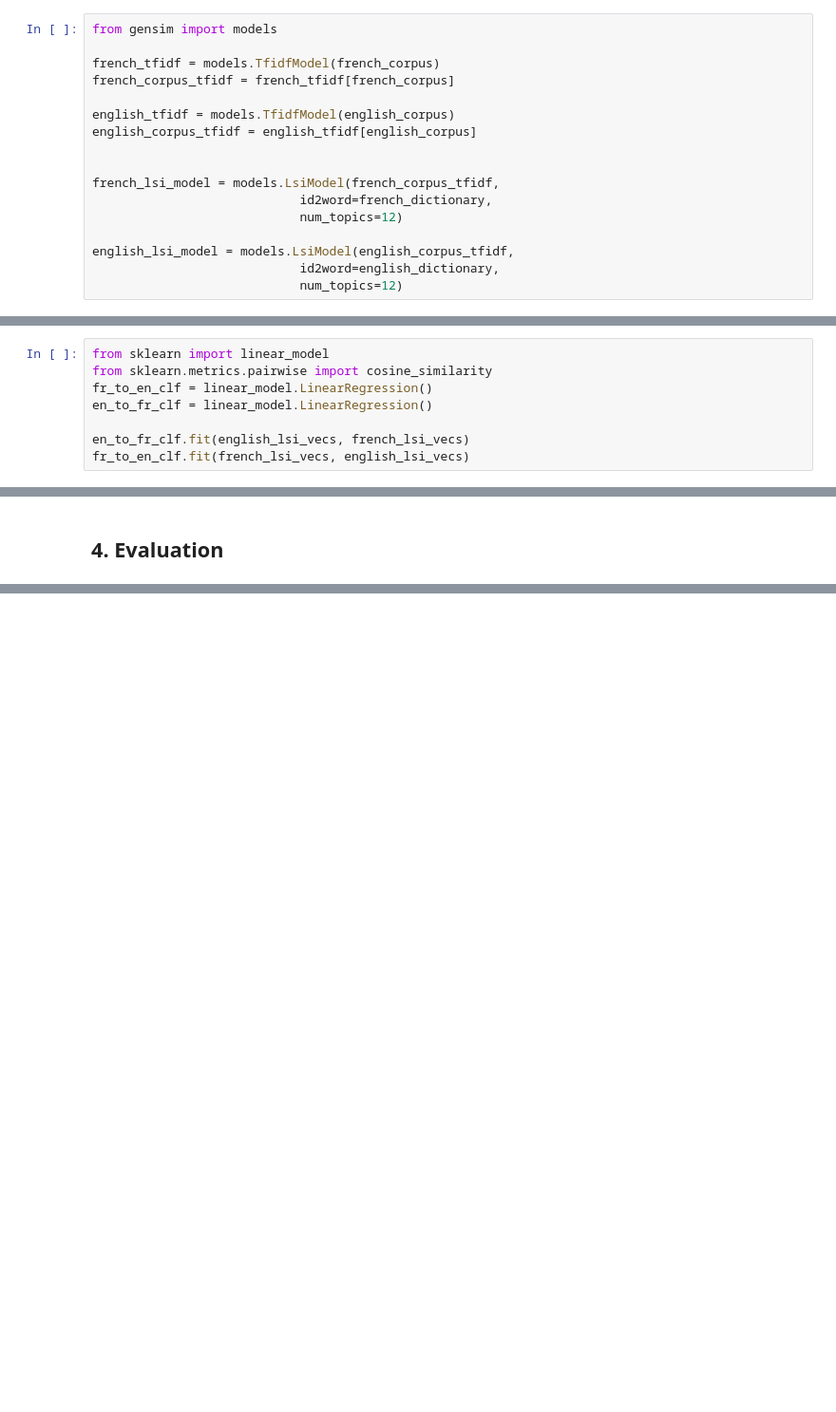
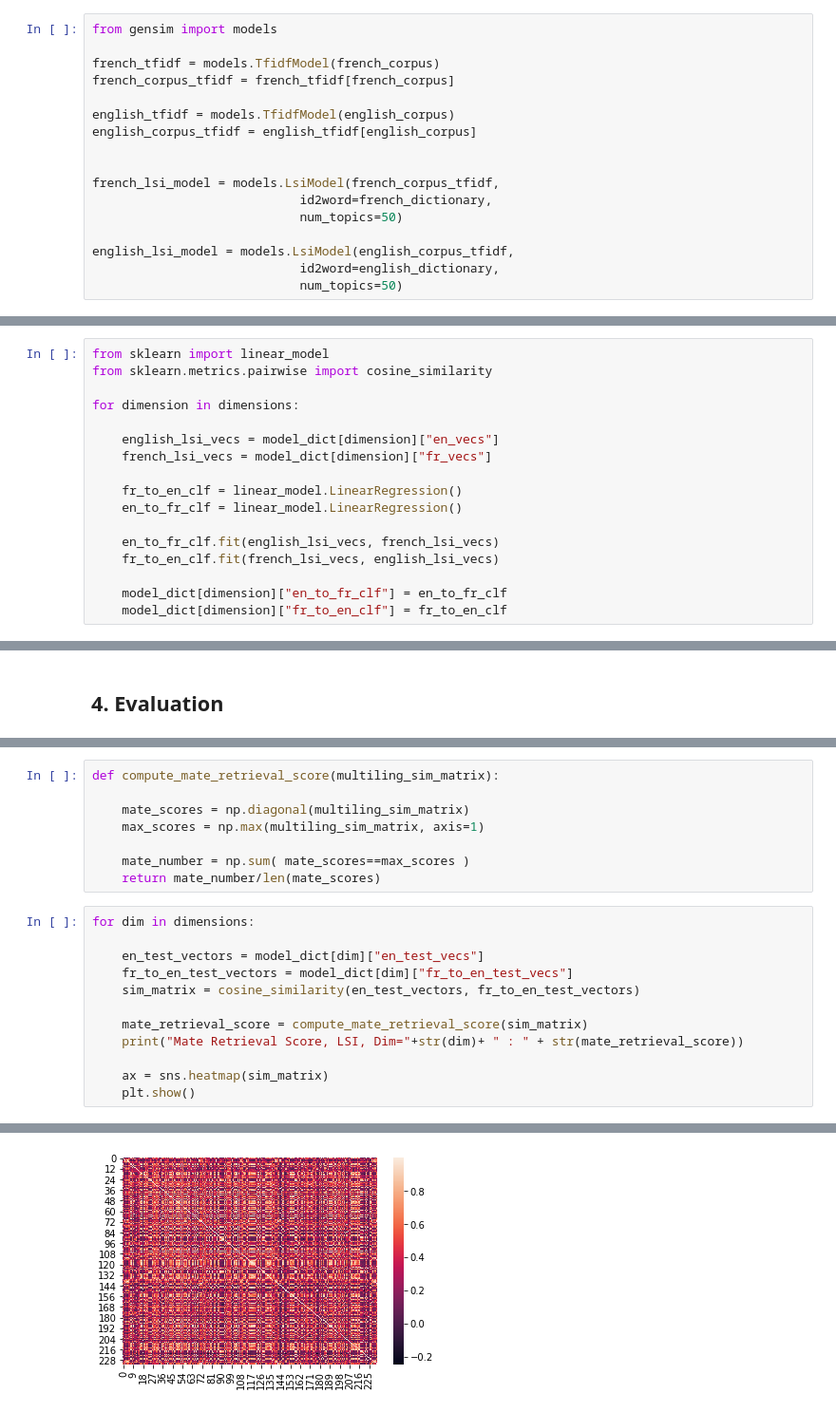
Before and after one commit to marc-lenz/thesis_code, a Jupyter notebook: First Exploration and Tests.ipynb, the cells around one changed output, grey strips where cells are left out. Shown at 95% size. Drawn from its saved outputs; the diff is of its cells as text; blank space fills up the shorter version.

```diff
--- a/First Exploration and Tests.ipynb
+++ b/First Exploration and Tests.ipynb
@@ -99,8 +99,8 @@ english_corpus_tfidf = english_tfidf[english_corpus]
 
 french_lsi_model = models.LsiModel(french_corpus_tfidf,
                             id2word=french_dictionary,
-                            num_topics=12)
+                            num_topics=50)
 
 english_lsi_model = models.LsiModel(english_corpus_tfidf,
                             id2word=english_dictionary,
-                            num_topics=12)
+                            num_topics=50)
@@ -159,8 +209,17 @@ Now, in order to find the mapping $\phi$, we can set an objective for the functi
 # %%
 from sklearn import linear_model
 from sklearn.metrics.pairwise import cosine_similarity
-fr_to_en_clf = linear_model.LinearRegression()
-en_to_fr_clf = linear_model.LinearRegression()
 
-en_to_fr_clf.fit(english_lsi_vecs, french_lsi_vecs)
-fr_to_en_clf.fit(french_lsi_vecs, english_lsi_vecs)
+for dimension in dimensions:
+
+    english_lsi_vecs = model_dict[dimension]["en_vecs"]
+    french_lsi_vecs = model_dict[dimension]["fr_vecs"]
+
+    fr_to_en_clf = linear_model.LinearRegression()
+    en_to_fr_clf = linear_model.LinearRegression()
+
+    en_to_fr_clf.fit(english_lsi_vecs, french_lsi_vecs)
+    fr_to_en_clf.fit(french_lsi_vecs, english_lsi_vecs)
+
+    model_dict[dimension]["en_to_fr_clf"] = en_to_fr_clf
+    model_dict[dimension]["fr_to_en_clf"] = fr_to_en_clf
@@ -233,0 +277,21 @@ plt.show()
+# %%
+def compute_mate_retrieval_score(multiling_sim_matrix):
+
+    mate_scores = np.diagonal(multiling_sim_matrix)
+    max_scores = np.max(multiling_sim_matrix, axis=1)
+
+    mate_number = np.sum( mate_scores==max_scores )
+    return mate_number/len(mate_scores)
+# %%
+for dim in dimensions:
+
+    en_test_vectors = model_dict[dim]["en_test_vecs"]
+    fr_to_en_test_vectors = model_dict[dim]["fr_to_en_test_vecs"]
+    sim_matrix = cosine_similarity(en_test_vectors, fr_to_en_test_vectors)
+
+    mate_retrieval_score = compute_mate_retrieval_score(sim_matrix)
+    print("Mate Retrieval Score, LSI, Dim="+str(dim)+ " : " + str(mate_retrieval_score))
+
+    ax = sns.heatmap(sim_matrix)
+    plt.show()
+# %% [output]
@@ -233,0 +299 @@ plt.show()
+[figure, added]
```
Also changed, not shown: parts of 24 cells of this notebook.
